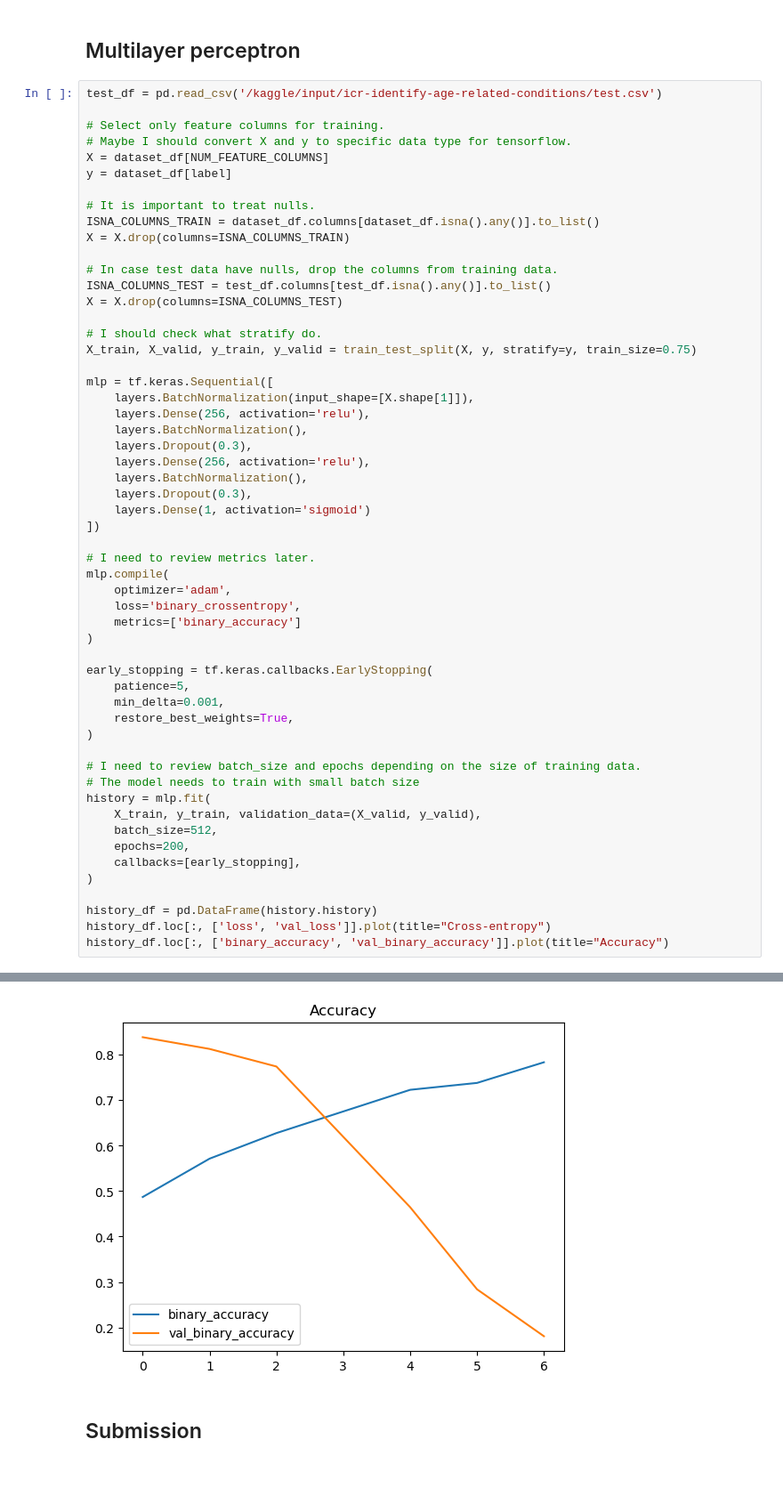
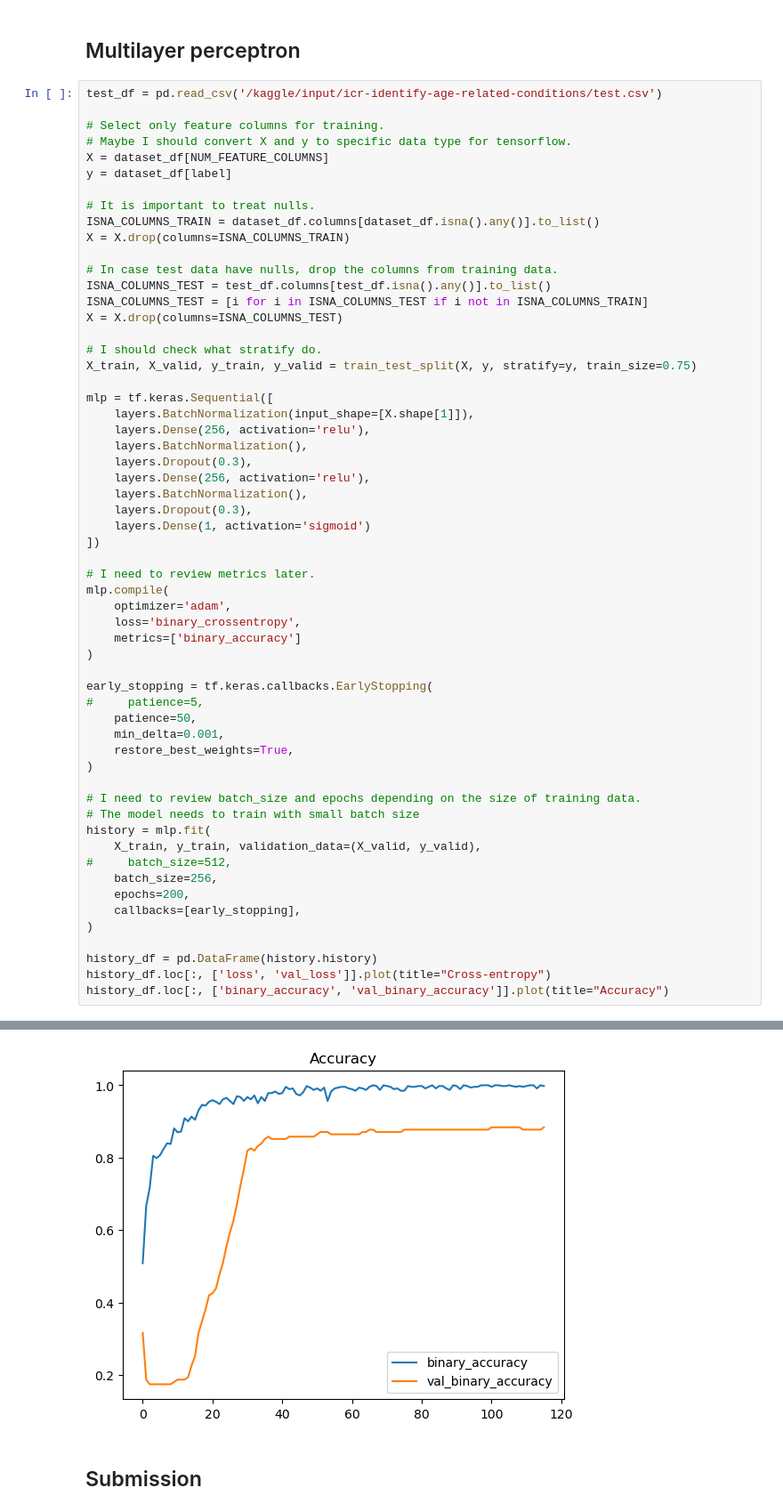
Before and after one commit to koyonkym/kaggle-icr, a Jupyter notebook: notebook0f6edf044e.ipynb, the cells around one changed output, grey strips where cells are left out. Shown at 89% size. Cells and saved outputs as stored; diff of their text form; blank space fills up the shorter version.

```diff
--- a/notebook0f6edf044e.ipynb
+++ b/notebook0f6edf044e.ipynb
@@ -402,6 +401,7 @@ X = X.drop(columns=ISNA_COLUMNS_TRAIN)
 
 # In case test data have nulls, drop the columns from training data.
 ISNA_COLUMNS_TEST = test_df.columns[test_df.isna().any()].to_list()
+ISNA_COLUMNS_TEST = [i for i in ISNA_COLUMNS_TEST if i not in ISNA_COLUMNS_TRAIN]
 X = X.drop(columns=ISNA_COLUMNS_TEST)
 
 # I should check what stratify do.
@@ -426,7 +426,8 @@ mlp.compile(
 )
 
 early_stopping = tf.keras.callbacks.EarlyStopping(
-    patience=5,
+#     patience=5,
+    patience=50,
     min_delta=0.001,
     restore_best_weights=True,
 )
@@ -435,7 +436,8 @@ early_stopping = tf.keras.callbacks.EarlyStopping(
 # The model needs to train with small batch size
 history = mlp.fit(
     X_train, y_train, validation_data=(X_valid, y_valid),
-    batch_size=512,
+#     batch_size=512,
+    batch_size=256,
     epochs=200,
     callbacks=[early_stopping],
 )
@@ -463,4 +468,4 @@ Epoch 7/200
-[figure, old version]
+[figure, new version]
 # %% [markdown]
 ## Submission
 # %%
```
Also changed, not shown: parts of 6 cells of this notebook.
